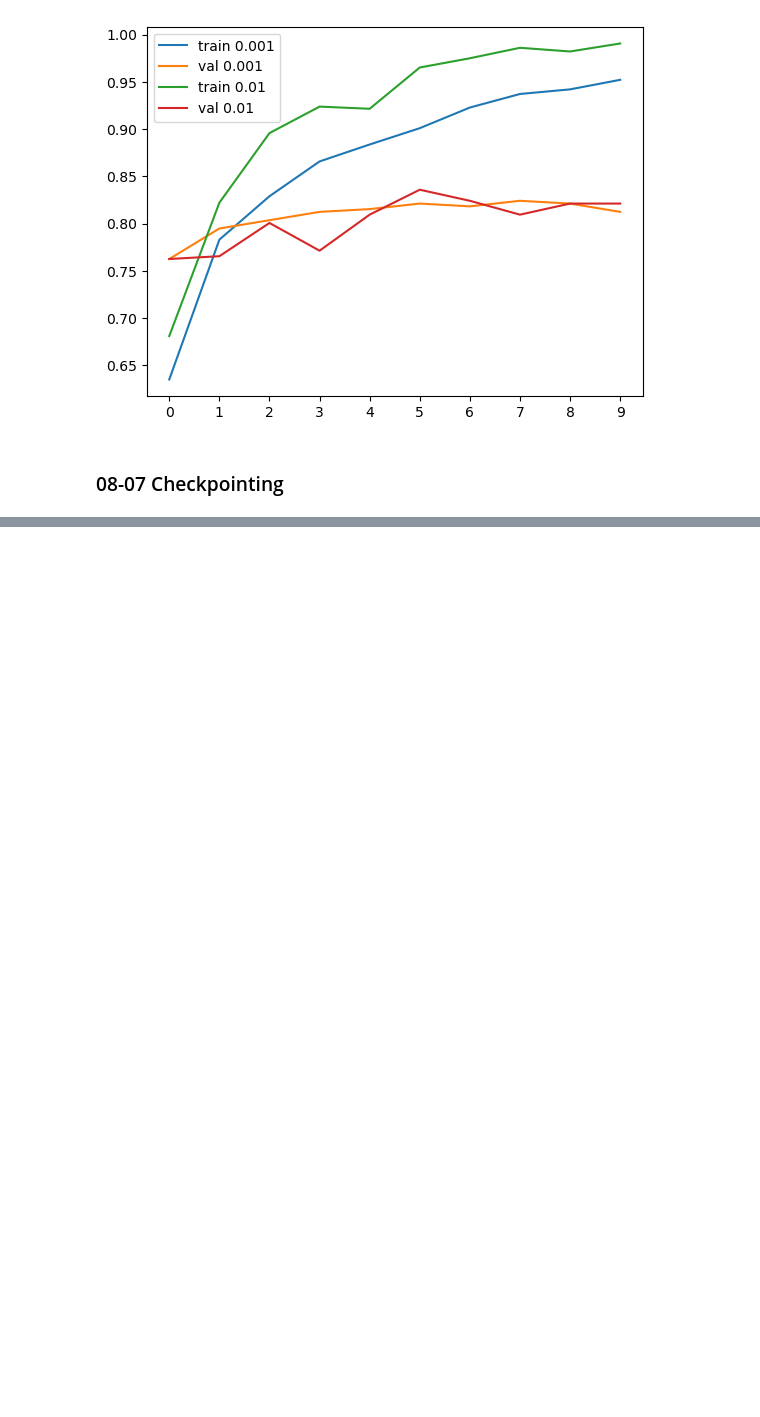
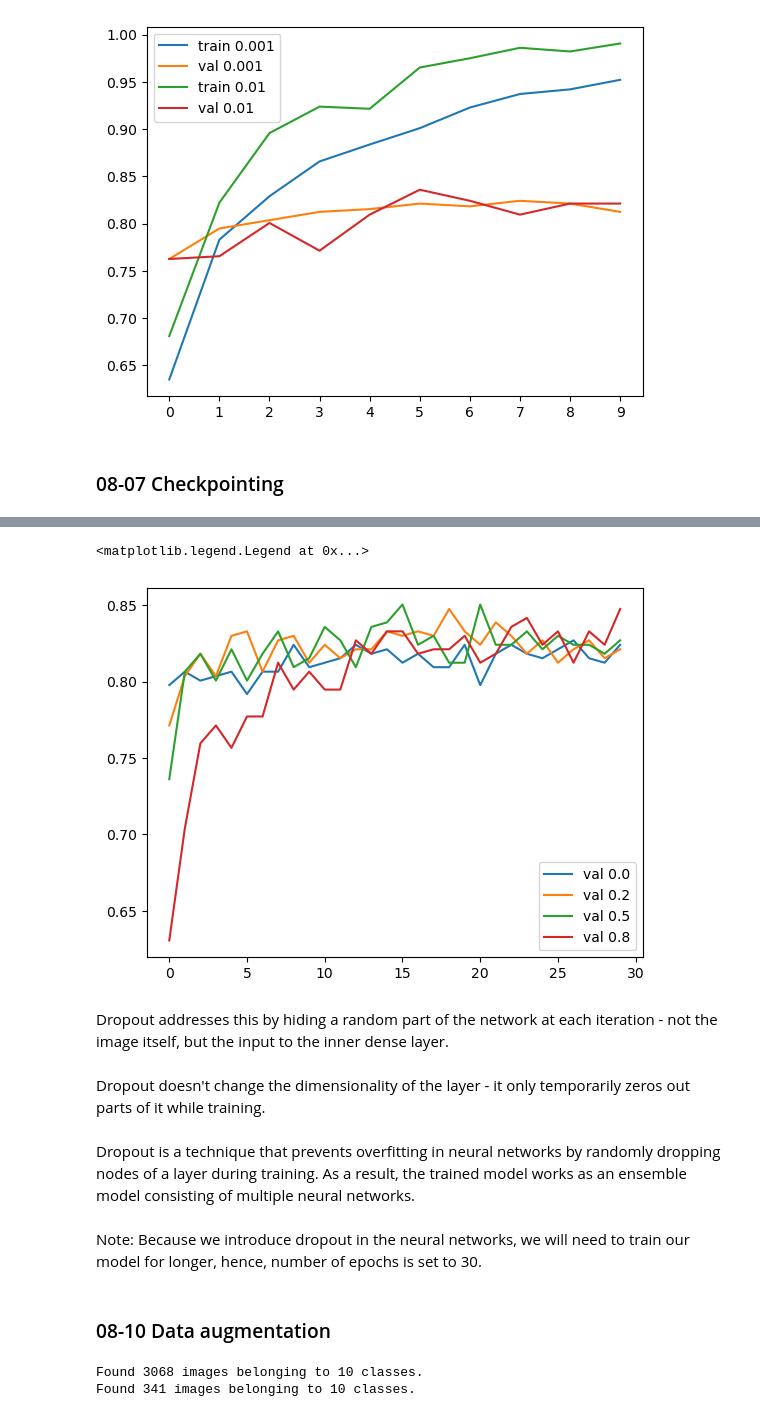
Before and after one commit to Frederic7/ml_zoomcamp, a Jupyter notebook: Theory/notes_08.ipynb, the cells around one changed output, grey strips where cells are left out. Cells and saved outputs as stored; diff of their text form; code cells hidden in the pictures; blank space fills up the shorter version.

```diff
--- a/Theory/notes_08.ipynb
+++ b/Theory/notes_08.ipynb
@@ -465,0 +663,20 @@ learning_rate = 0.001
+# %%
+learning_rate = 0.001
+size = 100
+
+scores = {}
+for droprate in [0.0, 0.2, 0.5, 0.8]:
+    print(droprate)
+
+    model = make_model(
+        learning_rate=learning_rate,
+        size_inner=size,
+        droprate=droprate
+    )
+    # Dataset is in batches, for ex: 32, 32, ..., 32, 17
+    # 1 iteration on the whole dataset (no matter the batch size) is 1 epoch
+    history = model.fit(train_ds, epochs=30, validation_data=val_ds)
+    scores[droprate] = history.history
+
+    print()
+    print()
@@ -465,0 +701,48 @@ learning_rate = 0.001
+# %%
+for droprate, hist in scores.items():
+    plt.plot(hist['val_accuracy'], label=f"val {droprate}")
+
+plt.legend()
+# %% [output]
+<matplotlib.legend.Legend at 0x...>
+[figure, added]
+# %% [markdown]
+Dropout addresses this by hiding a random part of the network at each iteration - not the image itself, but the input to the inner dense layer.
+# %% [markdown]
+Dropout doesn't change the dimensionality of the layer - it only temporarily zeros out parts of it while training.
+# %% [markdown]
+Dropout is a technique that prevents overfitting in neural networks by randomly dropping nodes of a layer during training. As a result, the trained model works as an ensemble model consisting of multiple neural networks.
+# %% [markdown]
+Note: Because we introduce dropout in the neural networks, we will need to train our model for longer, hence, number of epochs is set to 30.
+# %% [markdown]
+### 08-10 Data augmentation
+# %%
+train_gen = ImageDataGenerator(
+    preprocessing_function=preprocess_input,
+    #rotation_range=30, # => [-30, 30]
+    #width_shift_range=10.0,
+    #height_shift_range=10.0,
+    shear_range=10.0,
+    zoom_range=0.1,
+    #cval=0.0,
+    #horizontal_flip=False,
+    vertical_flip=True
+)
+
+train_ds = train_gen.flow_from_directory(
+    '../clothing-dataset-small/train',
+    target_size=(150, 150),
+    batch_size=32
+)
+
+val_gen = ImageDataGenerator(preprocessing_function=preprocess_input)
+
+val_ds = val_gen.flow_from_directory(
+    '../clothing-dataset-small/validation',
+    target_size=(150, 150),
+    batch_size=32,
+    shuffle=False
+)
+# %% [output]
+Found 3068 images belonging to 10 classes.
+Found 341 images belonging to 10 classes.
```
Also changed, not shown: parts of 35 cells of this notebook, 8 other files.
